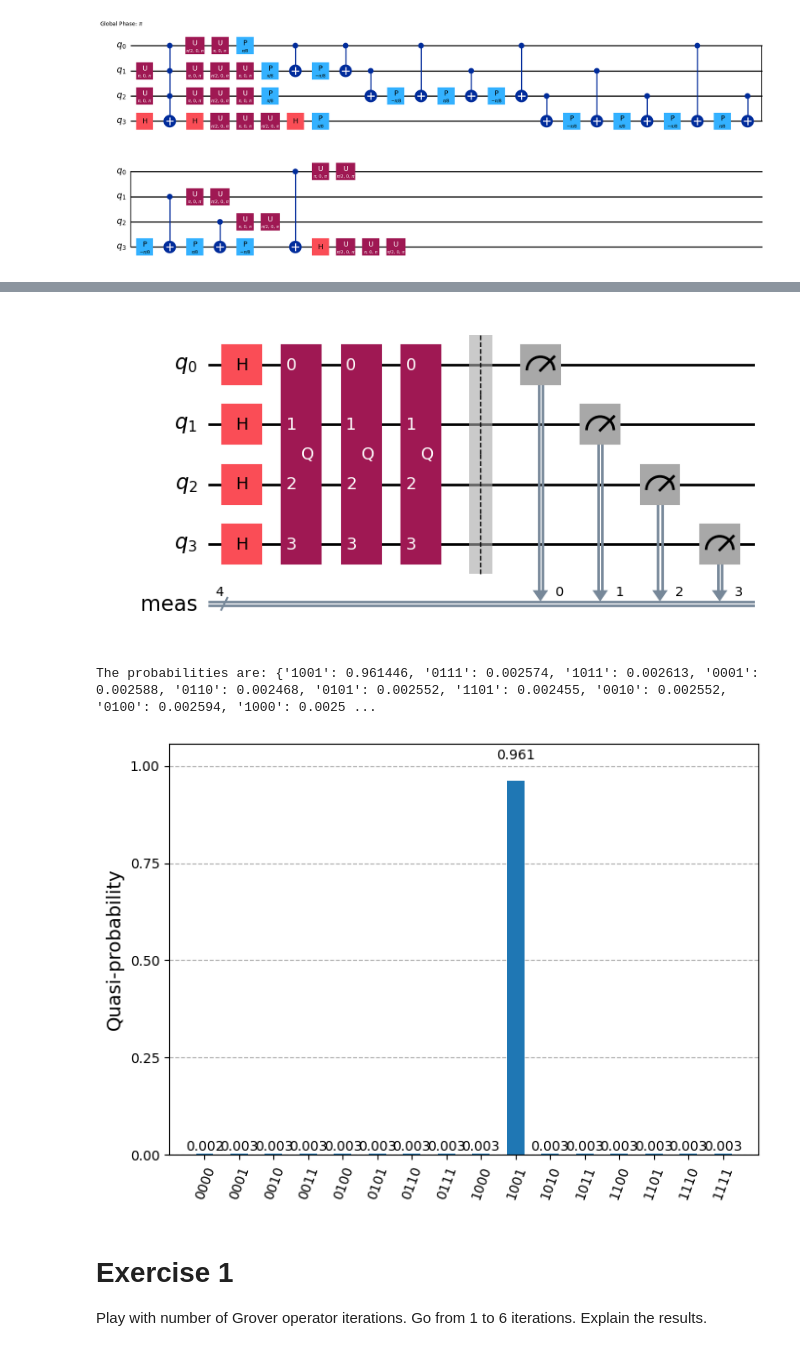
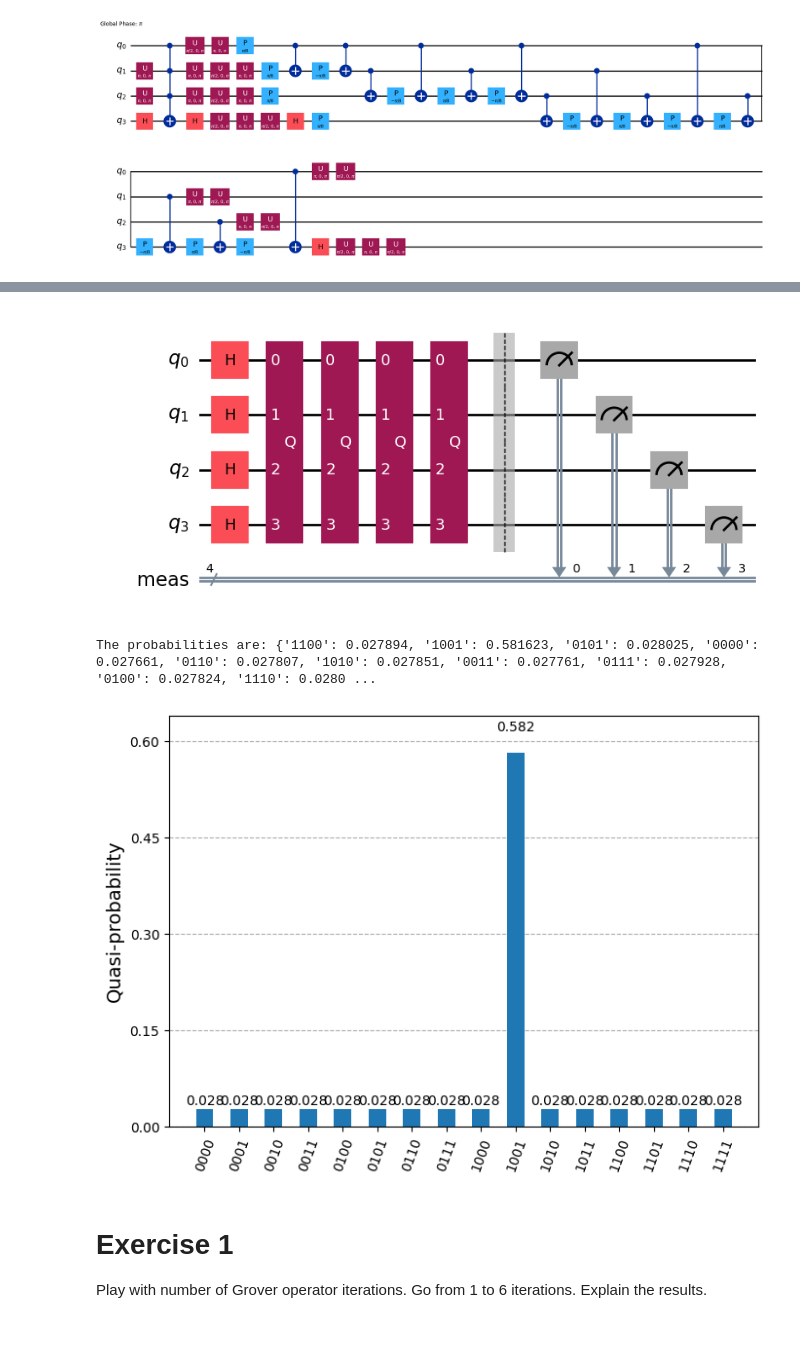
Before and after one commit to kacperpoluszejko/Quantum-Computing, a Jupyter notebook: Lab_4 - grover/Grover_algorithm.ipynb, the cells around one changed output, grey strips where cells are left out. Cells and saved outputs as stored; diff of their text form; code cells hidden in the pictures.

Commit message:
grover

```diff
--- a/Lab_4 - grover/Grover_algorithm.ipynb
+++ b/Lab_4 - grover/Grover_algorithm.ipynb
@@ -66,11 +66,11 @@ print(optimal_num_iterations)
 # %%
 qc = QuantumCircuit(grover_op.num_qubits)
 qc.h(range(grover_op.num_qubits))
-qc.compose(grover_op.power(optimal_num_iterations), inplace=True)
+qc.compose(grover_op.power(4), inplace=True)
 qc.measure_all()
 qc.draw(output="mpl", style="iqp")
 # %% [output]
-[figure, old version]
+[figure, new version]
 # %%
 from qiskit.primitives import StatevectorSampler
 
@@ -85,12 +85,13 @@ for i in counts:
     counts[i] = float(counts[i]/num_shots)
 
 print(f"The probabilities are: {counts}")
+plot_distribution(counts)
 # %% [output]
-The probabilities are: {'1001': 0.961446, '0111': 0.002574, '1011': 0.002613, '0001': 0.002588, '0110': 0.002468, '0101': 0.002552, '1101': 0.002455, '0010': 0.002552, '0100': 0.002594, '1000': 0.0025 ...
+The probabilities are: {'1100': 0.027894, '1001': 0.581623, '0101': 0.028025, '0000': 0.027661, '0110': 0.027807, '1010': 0.027851, '0011': 0.027761, '0111': 0.027928, '0100': 0.027824, '1110': 0.0280 ...
 # %%
 plot_distribution(counts)
 # %% [output]
-[figure, old version]
+[figure, new version]
 # %% [markdown]
 # Exercise 1
 Play with number of Grover operator iterations. Go from 1 to 6 iterations. Explain the results.
```
Also changed, not shown: parts of 9 cells of this notebook, 2 other files.
